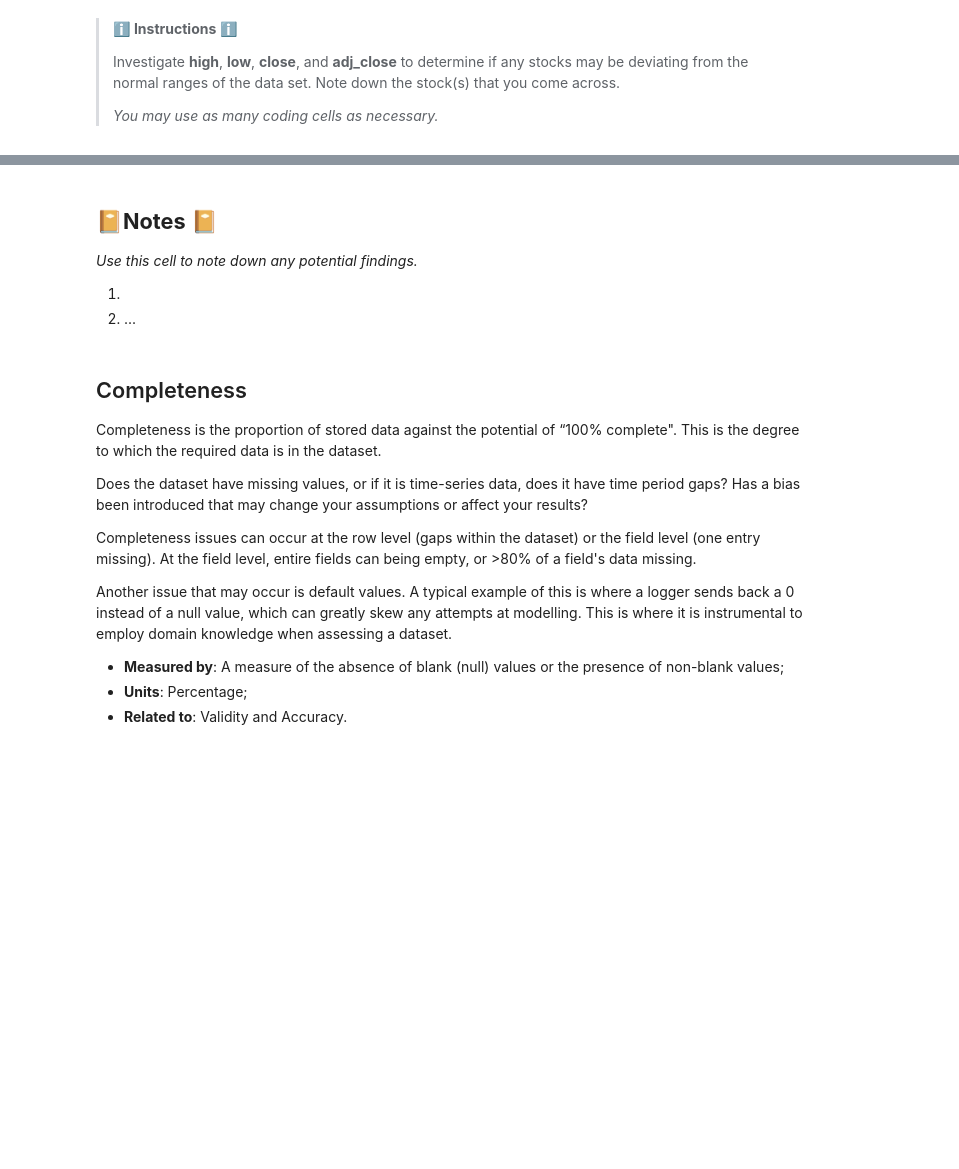
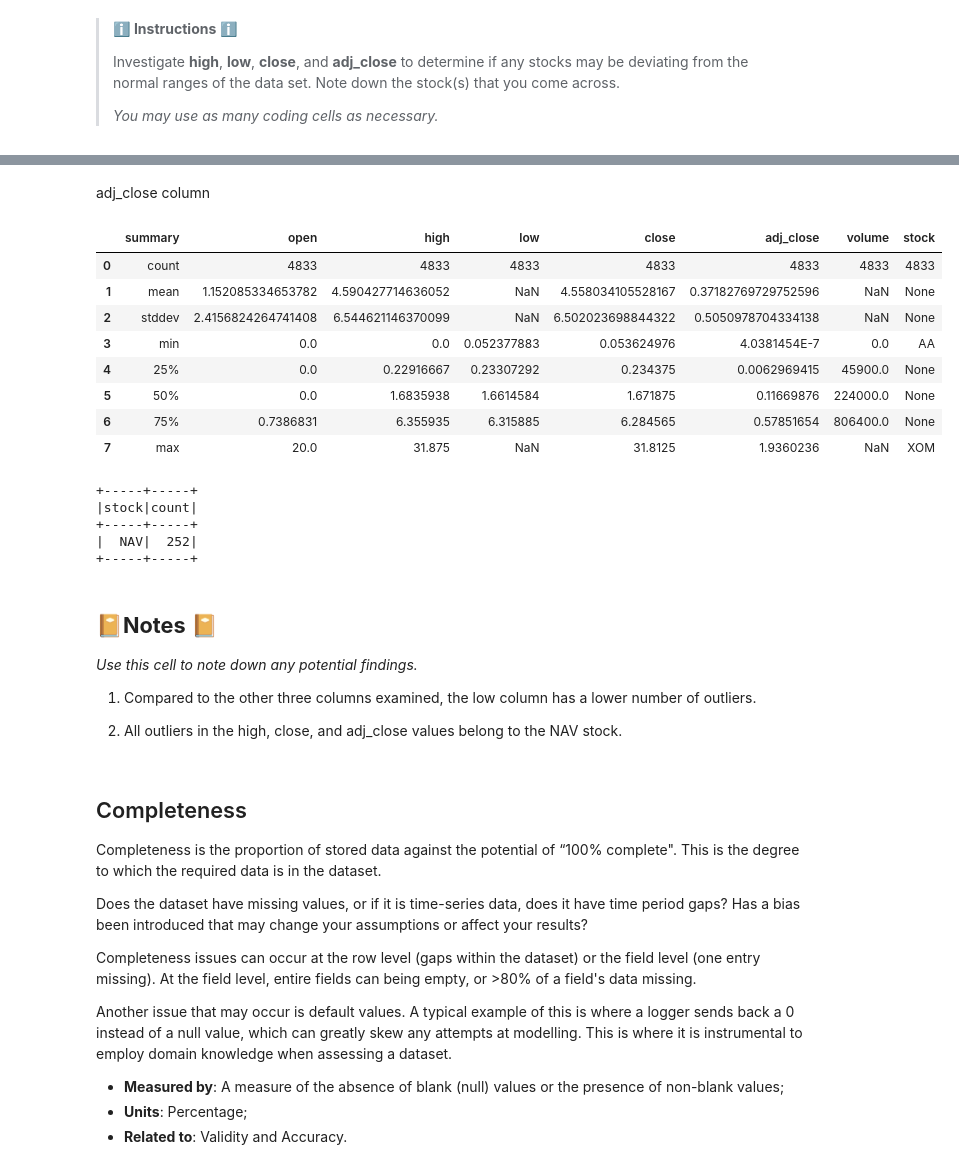
Before and after one commit to praisino/processing-big-data-predict, a Jupyter notebook: Task2_data_profiling/Data_profiling_student_version.ipynb, the cells around one changed output, grey strips where cells are left out. Drawn from its saved outputs; the diff is of its cells as text; code cells hidden in the pictures; blank space fills up the shorter version.

```diff
--- a/Task2_data_profiling/Data_profiling_student_version.ipynb
+++ b/Task2_data_profiling/Data_profiling_student_version.ipynb
@@ -172,11 +269,34 @@ data.where(F.col('open') > 2).groupby(F.col('stock')).count().show()
+# %% [markdown]
+adj_close column
+# %%
+data.where(F.col('adj_close').between(0, 60)).summary().toPandas()
+# %% [output]
+|  | summary | open | high | low | close | adj_close | volume | stock |
+| 0 | count | 4833 | 4833 | 4833 | 4833 | 4833 | 4833 | 4833 |
+| 1 | mean | 1.152085334653782 | 4.590427714636052 | NaN | 4.558034105528167 | 0.37182769729752596 | NaN | None |
+| 2 | stddev | 2.4156824264741408 | 6.544621146370099 | NaN | 6.502023698844322 | 0.5050978704334138 | NaN | None |
+| 3 | min | 0.0 | 0.0 | 0.052377883 | 0.053624976 | 4.0381454E-7 | 0.0 | AA |
+| 4 | 25% | 0.0 | 0.22916667 | 0.23307292 | 0.234375 | 0.0062969415 | 45900.0 | None |
+| 5 | 50% | 0.0 | 1.6835938 | 1.6614584 | 1.671875 | 0.11669876 | 224000.0 | None |
+| 6 | 75% | 0.7386831 | 6.355935 | 6.315885 | 6.284565 | 0.57851654 | 806400.0 | None |
+| 7 | max | 20.0 | 31.875 | NaN | 31.8125 | 1.9360236 | NaN | XOM |
+# %%
+#TODO: Write your code here
+data.where(~F.col('adj_close').between(0, 60)).groupby(data['stock']).count().show()
+# %% [output]
++-----+-----+
+|stock|count|
++-----+-----+
+|  NAV|  252|
++-----+-----+
 # %% [markdown]
  ## 📔️**Notes** 📔️
 
  *Use this cell to note down any potential findings.*
 
- 1.
- 2.
-    ...
+ 1. Compared to the other three columns examined, the low column has a lower number of outliers.
+
+ 2. All outliers in the high, close, and adj_close values belong to the NAV stock.
 # %% [markdown]
 
 
```
Also changed, not shown: parts of 14 cells of this notebook, 2 other files.
